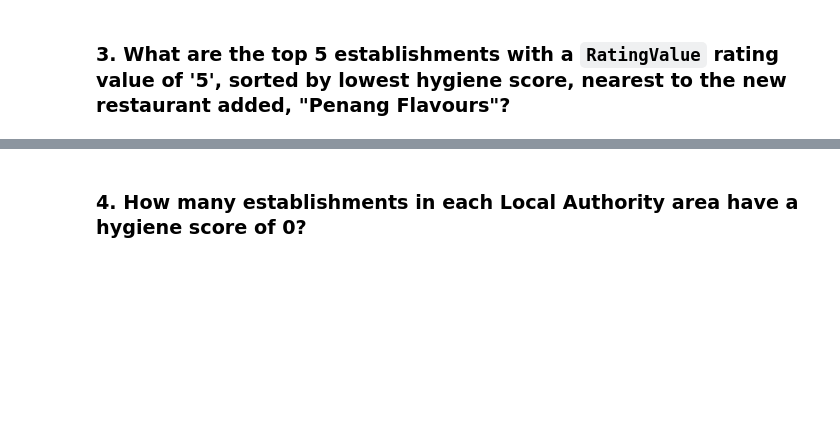
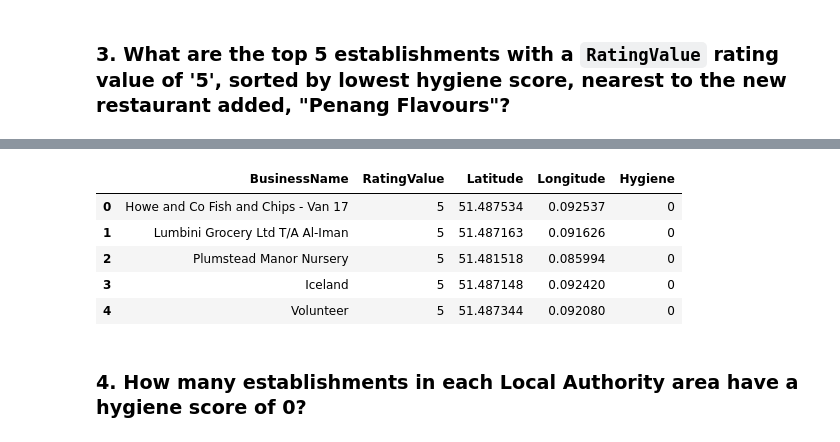
Before and after one commit to andrew-fellowes/nosql_challenge, a Jupyter notebook: NoSQL_analysis_starter.ipynb, the cells around one changed output, grey strips where cells are left out. Drawn from its saved outputs; the diff is of its cells as text; code cells hidden in the pictures; blank space fills up the shorter version.

```diff
--- a/NoSQL_analysis_starter.ipynb
+++ b/NoSQL_analysis_starter.ipynb
@@ -127,10 +143,23 @@ Number of documents in result: 37
 # Sort by hygiene score
 
 degree_search = 0.01
-latitude =
-longitude =
+latitude = establishments.find_one({"BusinessName": "Penang Flavours"}, {"_id": 0, "geocode.latitude": 1})["geocode"]["latitude"]
+longitude = establishments.find_one({"BusinessName": "Penang Flavours"}, {"_id": 0,"geocode.longitude": 1})["geocode"]["longitude"]
 
-query =
-sort =
 
-# Print the results
+query3 = {"RatingValue": 5, "geocode.latitude": {"$gte": latitude - degree_search, "$lte": latitude + degree_search}, "geocode.longitude": {"$gte": longitude - degree_search, "$lte": longitude + degree_search}}
+sort =  [("scores.Hygiene", 1)]
+limit = 5
+
+projection = {
+    "BusinessName": 1,
+    "RatingValue": 1,
+    "geocode.latitude": 1,
+    "geocode.longitude": 1,
+    "scores.Hygiene": 1,
+    "_id": 0
+}
+
+results3 = establishments.find(query3, projection).sort(sort).limit(limit)
+
+pprint(list(results3))
@@ -137,5 +187,26 @@ sort =
 # %%
 # Convert result to Pandas DataFrame
+results3 = establishments.find(query3, projection).sort(sort).limit(limit)
+query_df3 = pd.DataFrame([
+    {
+        'BusinessName': item['BusinessName'],
+        'RatingValue': item['RatingValue'],
+        'Latitude': item['geocode']['latitude'],
+        'Longitude': item['geocode']['longitude'],
+        'Hygiene': item['scores']['Hygiene']
+    }
+    for item in results3
+])
+# %%
+# Display top 5 results in DataFrame
+query_df3.head()
+# %% [output]
+|  | BusinessName | RatingValue | Latitude | Longitude | Hygiene |
+| 0 | Howe and Co Fish and Chips - Van 17 | 5 | 51.487534 | 0.092537 | 0 |
+| 1 | Lumbini Grocery Ltd T/A Al-Iman | 5 | 51.487163 | 0.091626 | 0 |
+| 2 | Plumstead Manor Nursery | 5 | 51.481518 | 0.085994 | 0 |
+| 3 | Iceland | 5 | 51.487148 | 0.092420 | 0 |
+| 4 | Volunteer | 5 | 51.487344 | 0.092080 | 0 |
 # %% [markdown]
 ### 4. How many establishments in each Local Authority area have a hygiene score of 0?
 # %%
```
Also changed, not shown: parts of 4 cells of this notebook, 1 other file.
